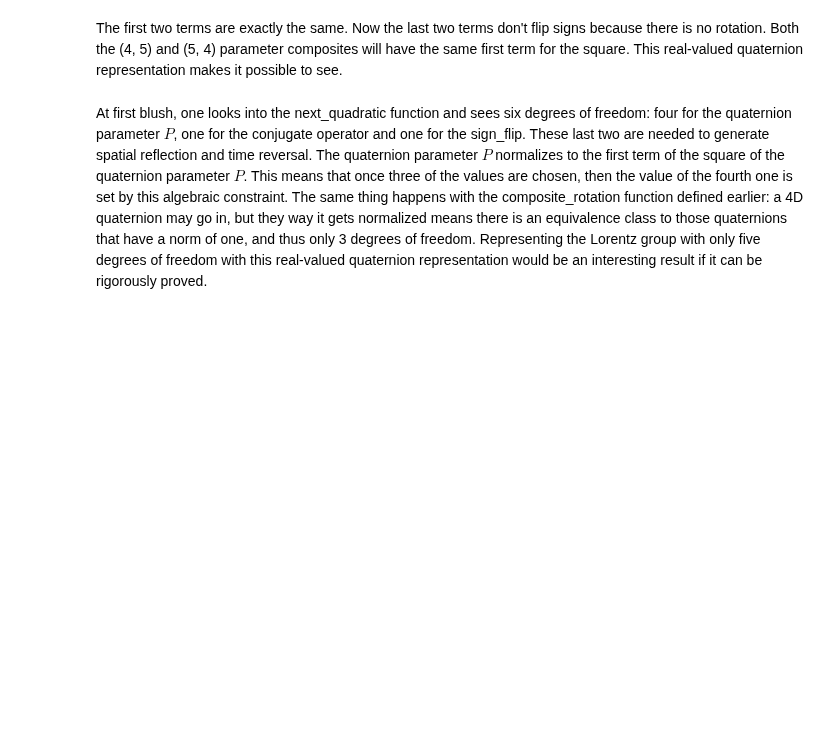
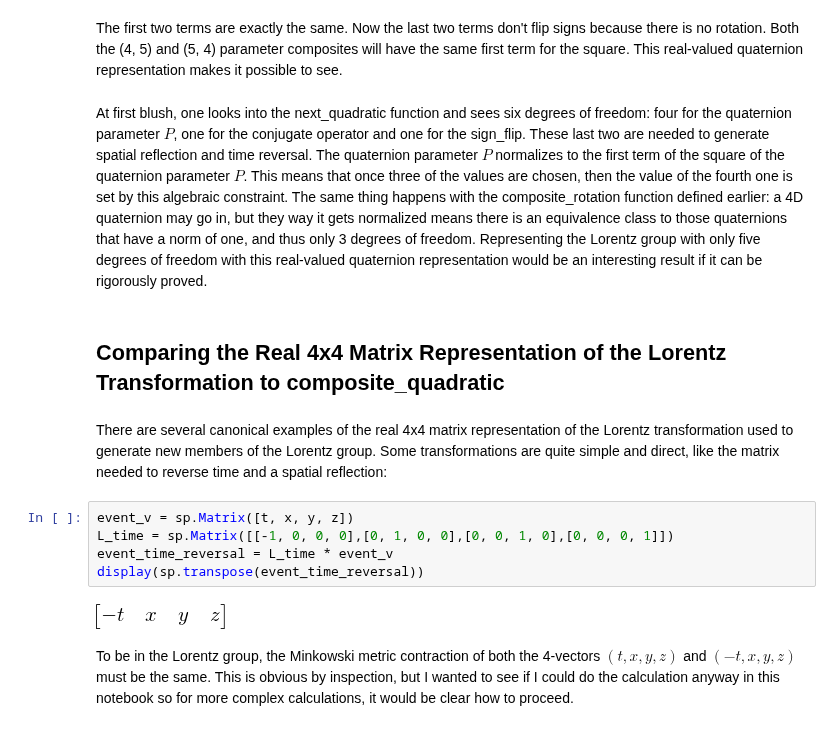
Before and after one commit to dougsweetser/ipq, a Jupyter notebook: q_notebook/triple_products_and_distance.ipynb, the cells around one changed output. Saved outputs shown, nothing was run; the diff lists cells and outputs as text; blank space fills up the shorter version.

Commit message:
Added section on Lorentz transformations 4x4.

```diff
--- a/q_notebook/triple_products_and_distance.ipynb
+++ b/q_notebook/triple_products_and_distance.ipynb
@@ -442,3 +442,16 @@ print(composite_quadratic(R, qtd.QH([5, 4,0,0])))
 The first two terms are exactly the same. Now the last two terms don't flip signs because there is no rotation. Both the (4, 5) and (5, 4) parameter composites will have the same first term for the square. This real-valued quaternion representation makes it possible to see.
 # %% [markdown]
 At first blush, one looks into the next_quadratic function and sees six degrees of freedom: four for the quaternion parameter $P$, one for the conjugate operator and one for the sign_flip. These last two are needed to generate spatial reflection and time reversal. The quaternion parameter $P$ normalizes to the first term of the square of the quaternion parameter $P$. This means that once three of the values are chosen, then the value of the fourth one is set by this algebraic constraint. The same thing happens with the composite_rotation function defined earlier: a 4D quaternion may go in, but they way it gets normalized means there is an equivalence class to those quaternions that have a norm of one, and thus only 3 degrees of freedom. Representing the Lorentz group with only five degrees of freedom with this real-valued quaternion representation would be an interesting result if it can be rigorously proved.
+# %% [markdown]
+## Comparing the Real 4x4 Matrix Representation of the Lorentz Transformation to composite_quadratic
+# %% [markdown]
+There are several canonical examples of the real 4x4 matrix representation of the Lorentz transformation used to generate new members of the Lorentz group. Some transformations are quite simple and direct, like the matrix needed to reverse time and a spatial reflection:
+# %%
+event_v = sp.Matrix([t, x, y, z])
+L_time = sp.Matrix([[-1, 0, 0, 0],[0, 1, 0, 0],[0, 0, 1, 0],[0, 0, 0, 1]])
+event_time_reversal = L_time * event_v
+display(sp.transpose(event_time_reversal))
+# %% [output]
+[figure, added]
+# %% [markdown]
+To be in the Lorentz group, the Minkowski metric contraction of both the 4-vectors $(t, x, y, z)$ and $(-t, x, y, z)$ must be the same. This is obvious by inspection, but I wanted to see if I could do the calculation anyway in this notebook so for more complex calculations, it would be clear how to proceed.
```
Also changed, not shown: parts of 18 cells of this notebook, 2 other files.
